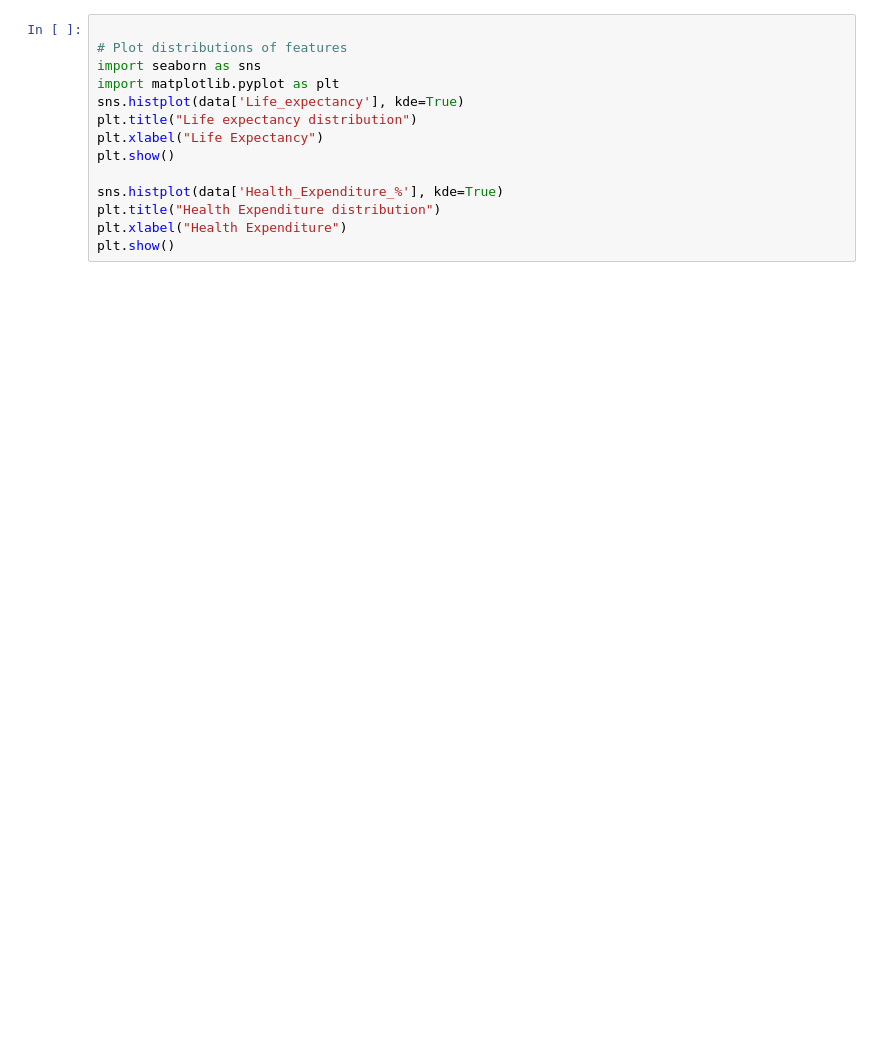
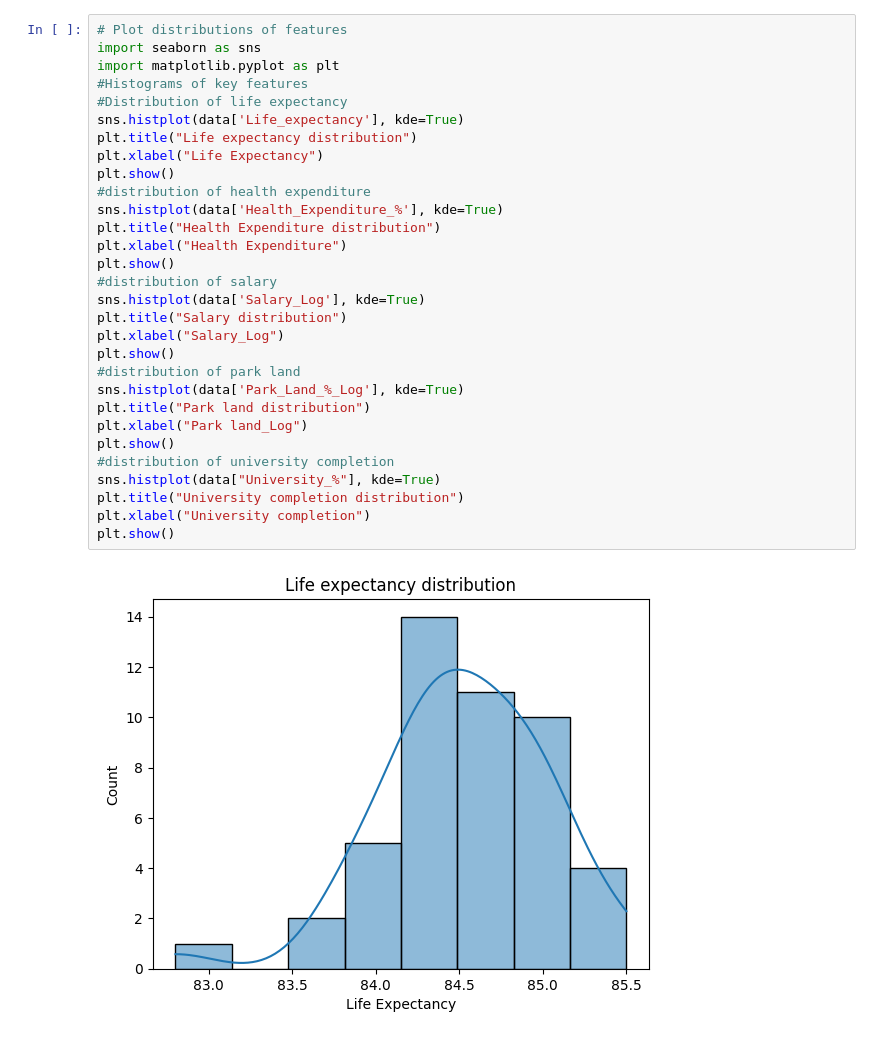
Before and after one commit to khalil-hub/Life-expectancy-analysis-Japan, a Jupyter notebook: notebooks/exploratory_analysis.ipynb, the cells around one changed output. Cells and saved outputs as stored; diff of their text form; blank space fills up the shorter version.

```diff
--- a/notebooks/exploratory_analysis.ipynb
+++ b/notebooks/exploratory_analysis.ipynb
@@ -8,14 +26,32 @@ print(data.describe())
 # %%
-
 # Plot distributions of features
 import seaborn as sns
 import matplotlib.pyplot as plt
+#Histograms of key features
+#Distribution of life expectancy
 sns.histplot(data['Life_expectancy'], kde=True)
 plt.title("Life expectancy distribution")
 plt.xlabel("Life Expectancy")
 plt.show()
-
+#distribution of health expenditure
 sns.histplot(data['Health_Expenditure_%'], kde=True)
 plt.title("Health Expenditure distribution")
 plt.xlabel("Health Expenditure")
 plt.show()
+#distribution of salary
+sns.histplot(data['Salary_Log'], kde=True)
+plt.title("Salary distribution")
+plt.xlabel("Salary_Log")
+plt.show()
+#distribution of park land
+sns.histplot(data['Park_Land_%_Log'], kde=True)
+plt.title("Park land distribution")
+plt.xlabel("Park land_Log")
+plt.show()
+#distribution of university completion
+sns.histplot(data["University_%"], kde=True)
+plt.title("University completion distribution")
+plt.xlabel("University completion")
+plt.show()
+# %% [output]
+[figure, added]
```
Also changed, not shown: parts of 7 cells of this notebook, 44 other files.
